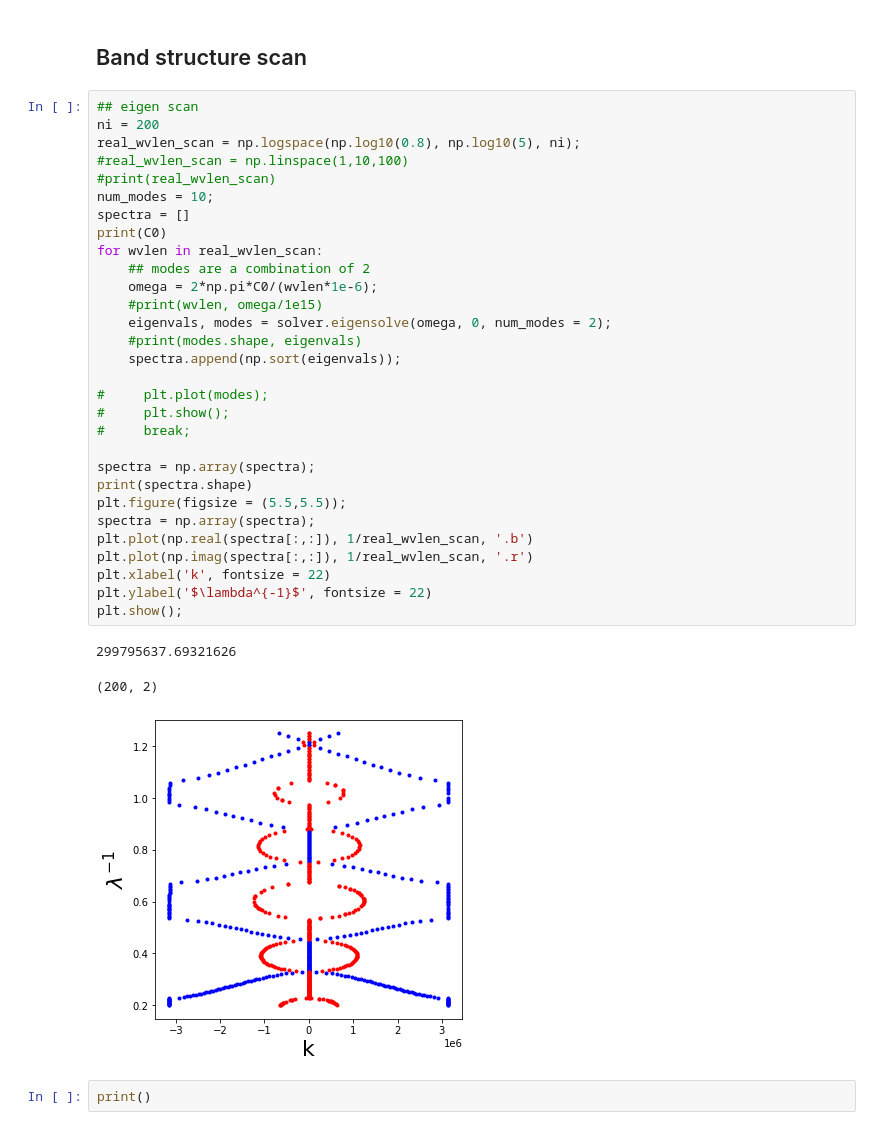
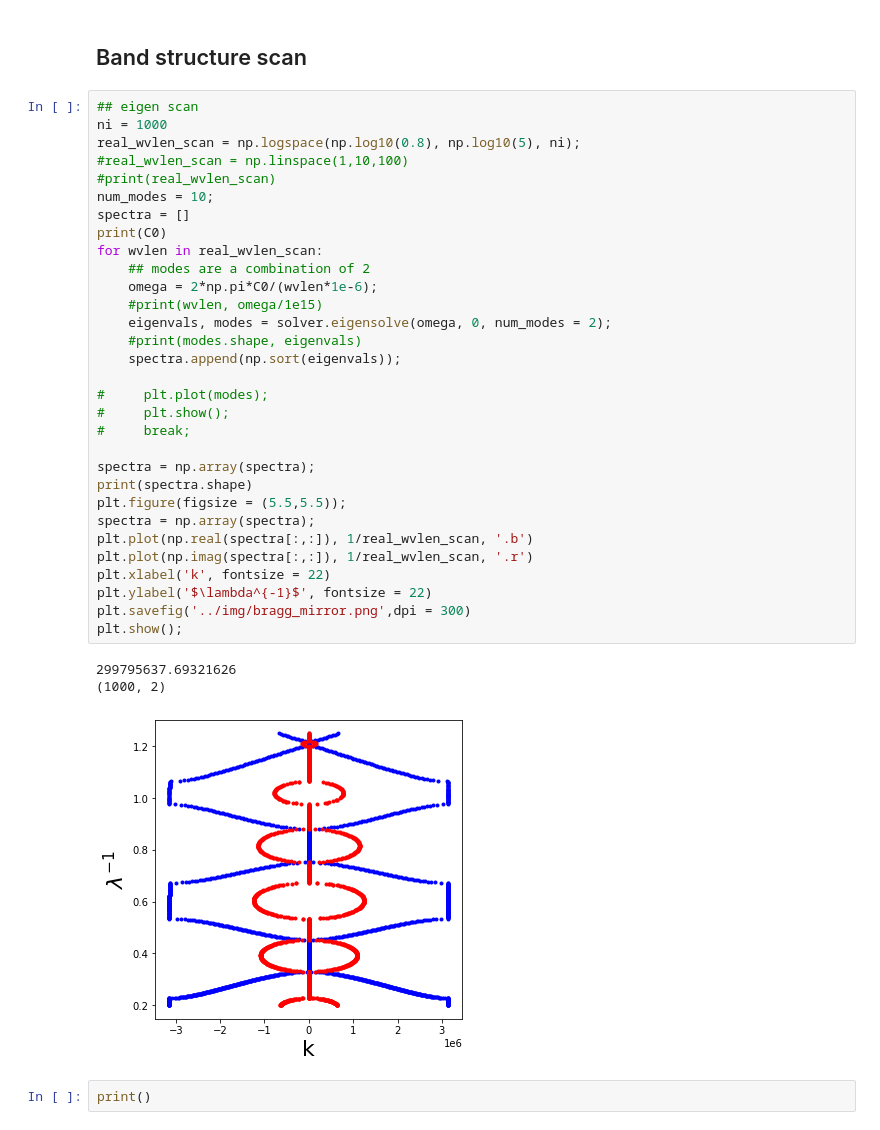
Before and after one commit to zhaonat/eigenwell, a Jupyter notebook: notebooks/1D Bragg Mirror.ipynb, the cells around one changed output. Cells and saved outputs as stored; diff of their text form.

```diff
--- a/notebooks/1D Bragg Mirror.ipynb
+++ b/notebooks/1D Bragg Mirror.ipynb
@@ -78,37 +78,38 @@ plt.plot(np.real(eigenvecs[0:Nx+10,0:5]))
 ## Band structure scan
 # %%
 ## eigen scan
-ni = 200
+ni = 1000
 real_wvlen_scan = np.logspace(np.log10(0.8), np.log10(5), ni);
 #real_wvlen_scan = np.linspace(1,10,100)
 #print(real_wvlen_scan)
 num_modes = 10;
 spectra = []
 print(C0)
 for wvlen in real_wvlen_scan:
     ## modes are a combination of 2
     omega = 2*np.pi*C0/(wvlen*1e-6);
     #print(wvlen, omega/1e15)
     eigenvals, modes = solver.eigensolve(omega, 0, num_modes = 2);
     #print(modes.shape, eigenvals)
     spectra.append(np.sort(eigenvals));
 
 #     plt.plot(modes);
 #     plt.show();
 #     break;
 
 spectra = np.array(spectra);
 print(spectra.shape)
 plt.figure(figsize = (5.5,5.5));
 spectra = np.array(spectra);
 plt.plot(np.real(spectra[:,:]), 1/real_wvlen_scan, '.b')
 plt.plot(np.imag(spectra[:,:]), 1/real_wvlen_scan, '.r')
 plt.xlabel('k', fontsize = 22)
 plt.ylabel('$\lambda^{-1}$', fontsize = 22)
+plt.savefig('../img/bragg_mirror.png',dpi = 300)
 plt.show();
 # %% [output]
 299795637.69321626
+(1000, 2)
-(200, 2)
-[figure, old version]
+[figure, new version]
 # %%
 print()
```
Also changed, not shown: parts of 2 cells of this notebook, 1 other file.
